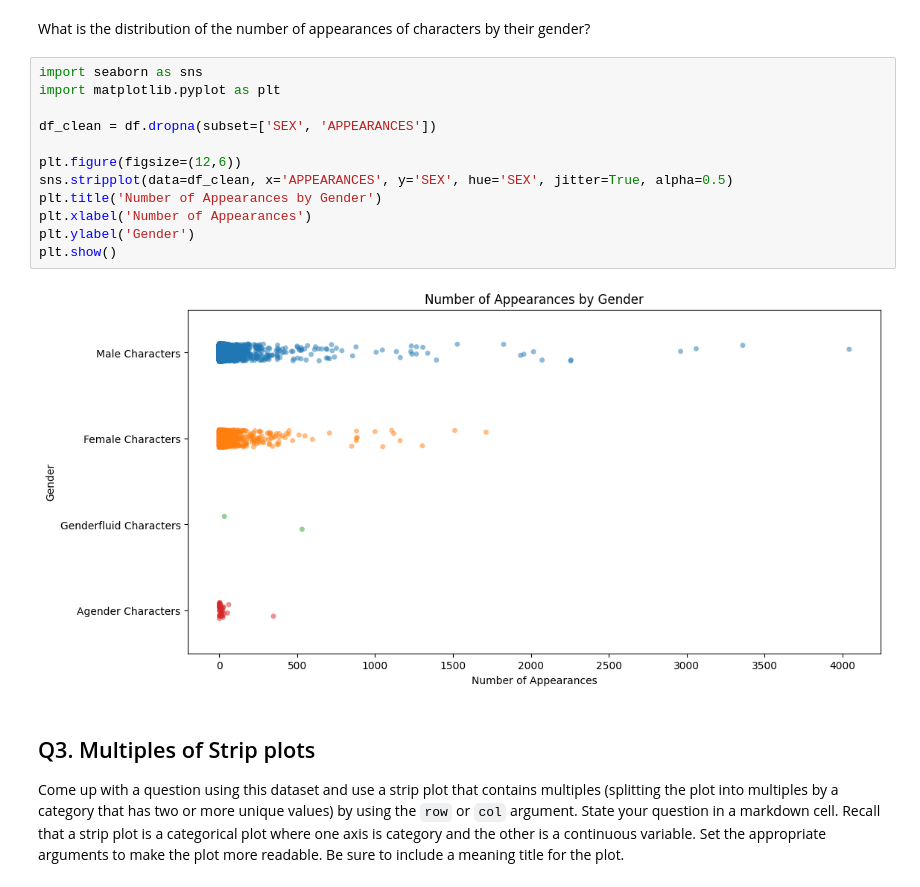
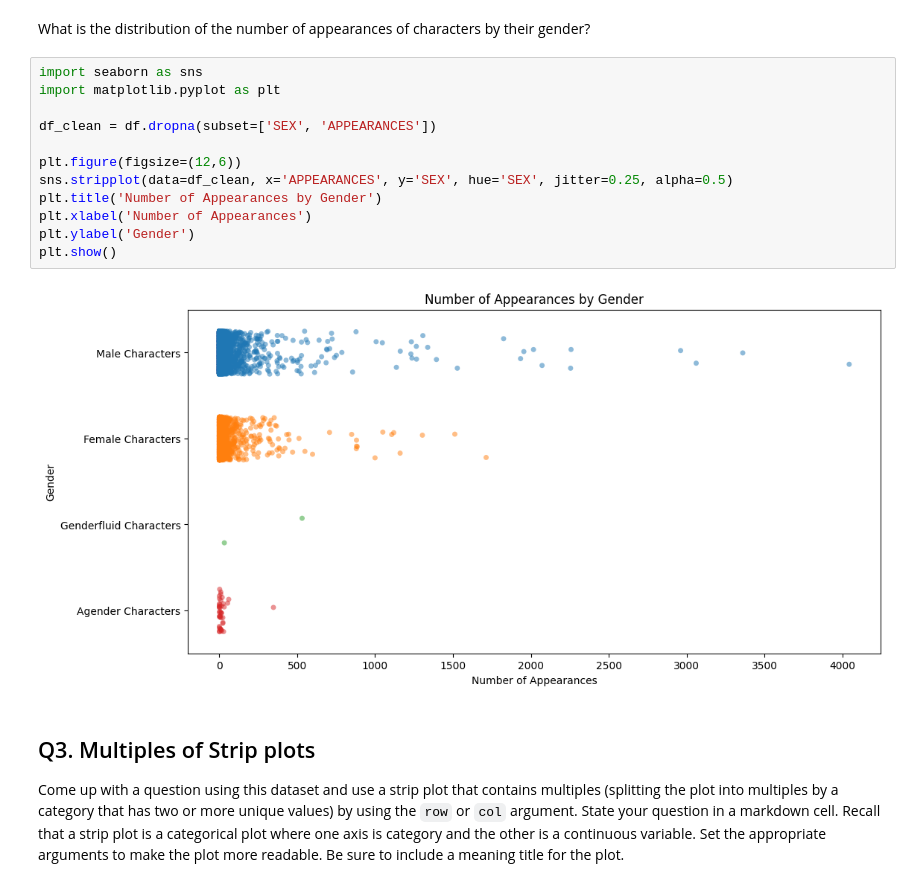
Before and after one commit to CS133-DataVisualization/mini-assignments-cs133-mikeshuh, a Jupyter notebook: HuhM_A8/Colab_A8_plot_Marvel.ipynb, the cells around one changed output. Saved outputs shown, nothing was run; the diff lists cells and outputs as text.

```diff
--- a/HuhM_A8/Colab_A8_plot_Marvel.ipynb
+++ b/HuhM_A8/Colab_A8_plot_Marvel.ipynb
@@ -42,17 +42,17 @@ What is the distribution of the number of appearances of characters by their gen
 # %%
 import seaborn as sns
 import matplotlib.pyplot as plt
 
 df_clean = df.dropna(subset=['SEX', 'APPEARANCES'])
 
 plt.figure(figsize=(12,6))
-sns.stripplot(data=df_clean, x='APPEARANCES', y='SEX', hue='SEX', jitter=True, alpha=0.5)
+sns.stripplot(data=df_clean, x='APPEARANCES', y='SEX', hue='SEX', jitter=0.25, alpha=0.5)
 plt.title('Number of Appearances by Gender')
 plt.xlabel('Number of Appearances')
 plt.ylabel('Gender')
 plt.show()
 # %% [output]
-[figure, old version]
+[figure, new version]
 # %% [markdown]
 ## Q3. Multiples of Strip plots
 Come up with a question using this dataset and use a strip plot that contains multiples (splitting the plot into multiples by a category that has two or more unique values) by using the `row` or `col` argument. State your question in a markdown cell. Recall that a strip plot is a categorical plot where one axis is category and the other is a continuous variable. Set the appropriate arguments to make the plot more readable. Be sure to include a meaning title for the plot.
```
Also changed, not shown: parts of 1 cell of this notebook.
